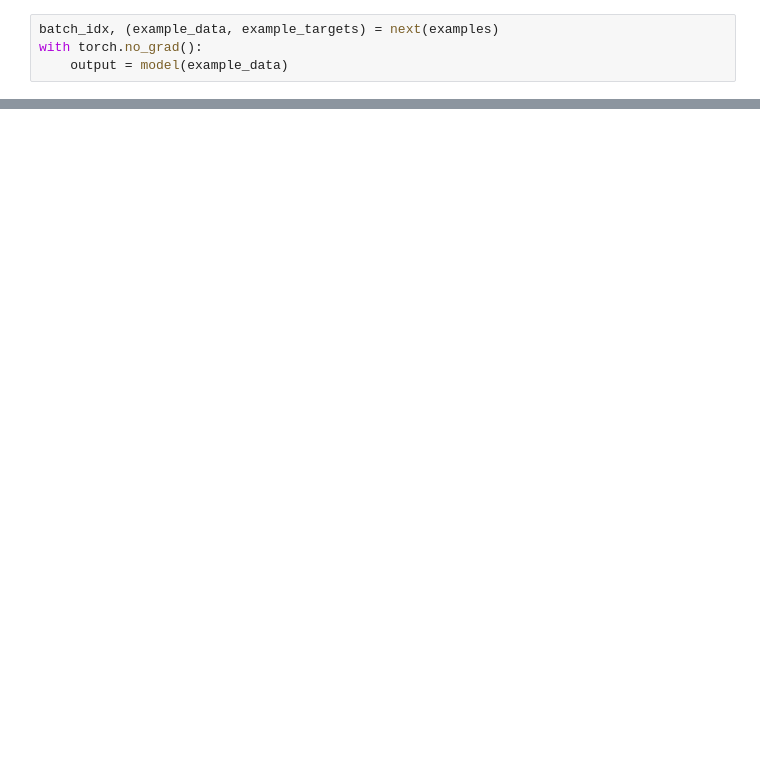
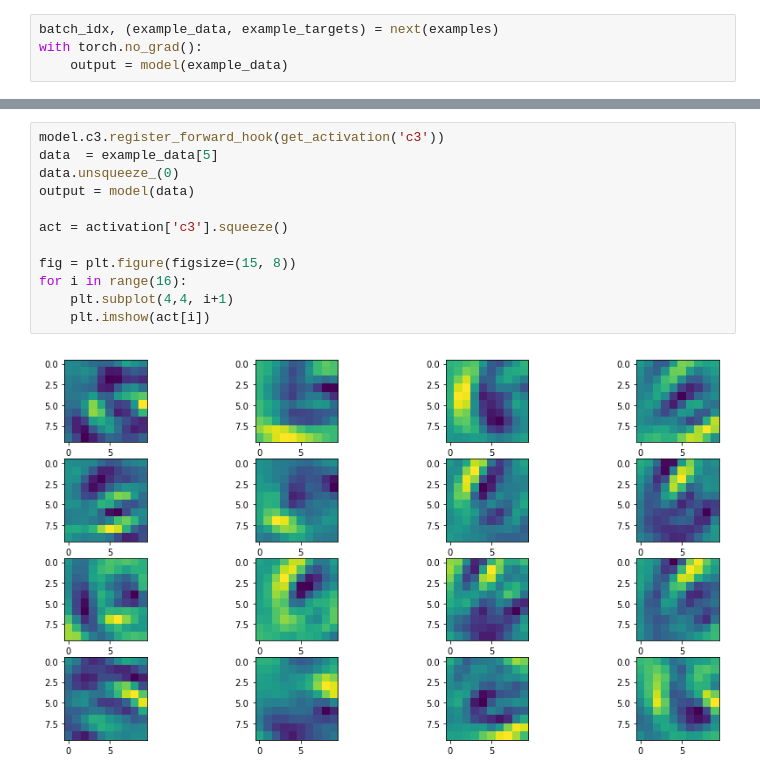
Before and after one commit to blwowski/IS7033, a Jupyter notebook: MNIST/MNIST_lenet.ipynb, the cells around one changed output, grey strips where cells are left out. Drawn from its saved outputs; the diff is of its cells as text; blank space fills up the shorter version.

```diff
--- a/MNIST/MNIST_lenet.ipynb
+++ b/MNIST/MNIST_lenet.ipynb
@@ -197,0 +222,14 @@ plt
+# %%
+model.c3.register_forward_hook(get_activation('c3'))
+data  = example_data[5]
+data.unsqueeze_(0)
+output = model(data)
+
+act = activation['c3'].squeeze()
+
+fig = plt.figure(figsize=(15, 8))
+for i in range(16):
+    plt.subplot(4,4, i+1)
+    plt.imshow(act[i])
+# %% [output]
+[figure, added]
```
Also changed, not shown: parts of 11 cells of this notebook, 1 other file.
